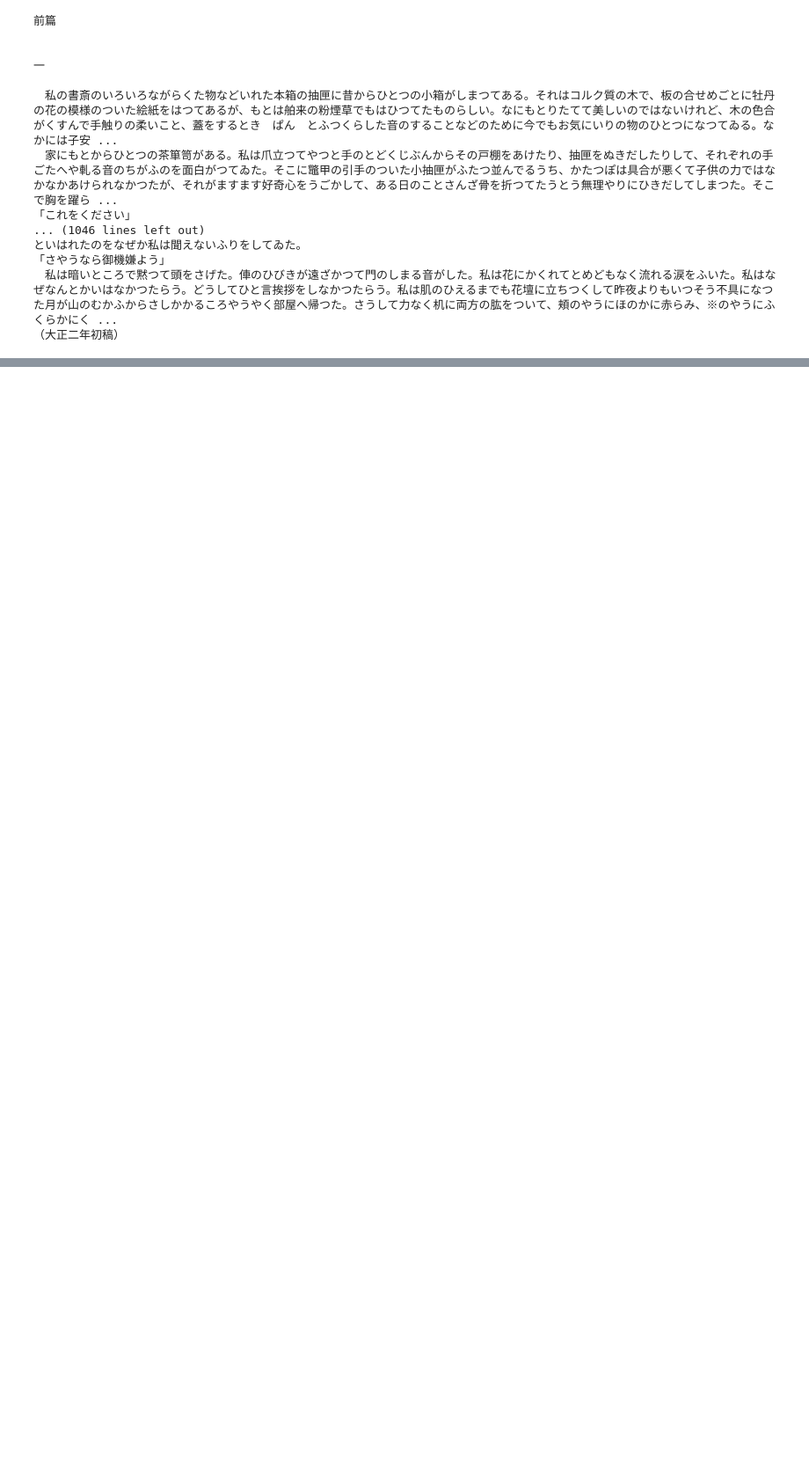
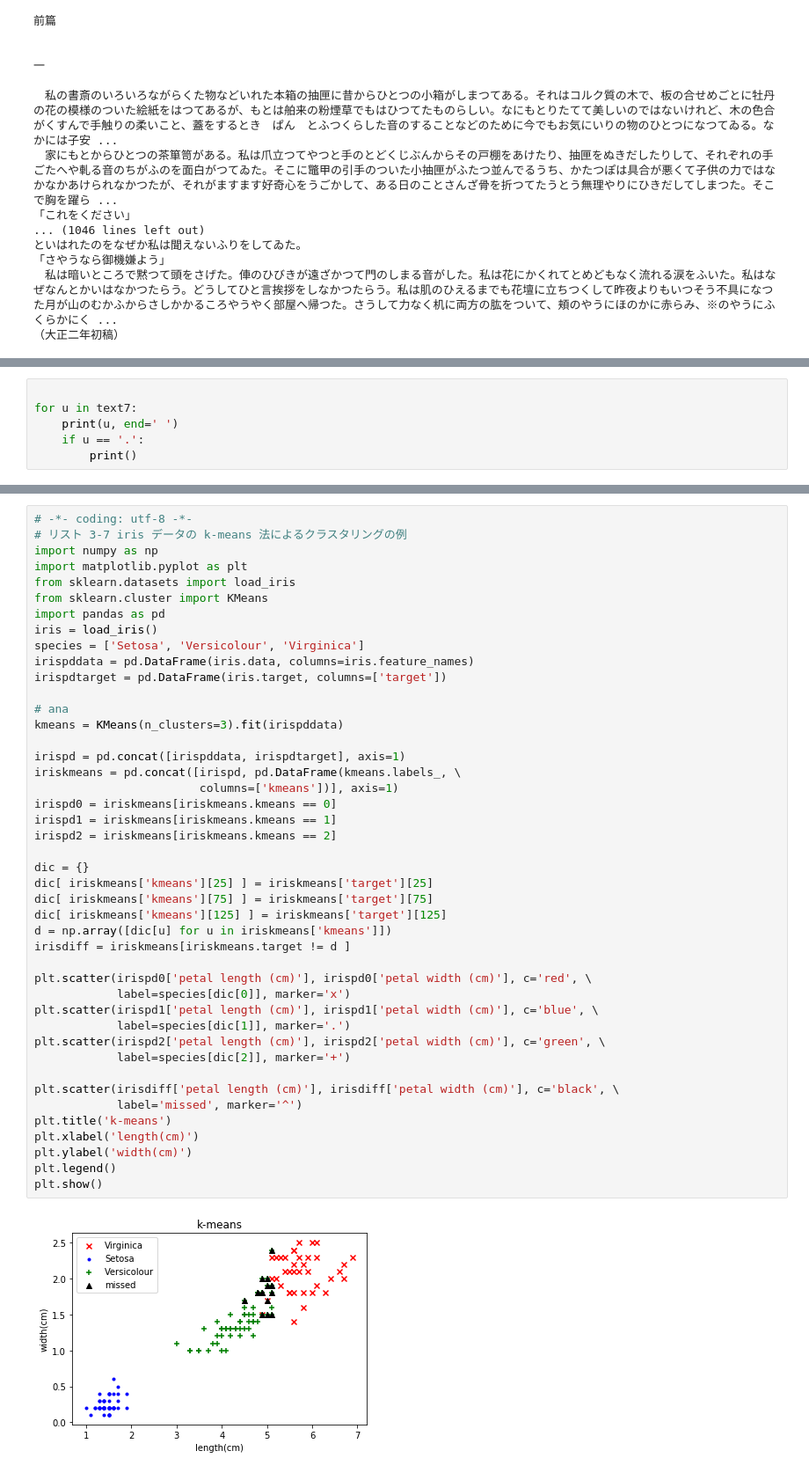
Before and after one commit to leica19/jupyter, a Jupyter notebook: マイニング.ipynb, the cells around one changed output, grey strips where cells are left out. Shown at 88% size. Cells and saved outputs as stored; diff of their text form; blank space fills up the shorter version.

```diff
--- a/マイニング.ipynb
+++ b/マイニング.ipynb
@@ -86,0 +111,6 @@ for u in aozora.read():
+# %%
+
+for u in text7:
+    print(u, end=' ')
+    if u == '.':
+        print()
@@ -86,0 +254,46 @@ for u in aozora.read():
+# %%
+# -*- coding: utf-8 -*-
+# リスト 3-7 iris データの k-means 法によるクラスタリングの例
+import numpy as np
+import matplotlib.pyplot as plt
+from sklearn.datasets import load_iris
+from sklearn.cluster import KMeans
+import pandas as pd
+iris = load_iris()
+species = ['Setosa', 'Versicolour', 'Virginica']
+irispddata = pd.DataFrame(iris.data, columns=iris.feature_names)
+irispdtarget = pd.DataFrame(iris.target, columns=['target'])
+
+# ana
+kmeans = KMeans(n_clusters=3).fit(irispddata)
+
+irispd = pd.concat([irispddata, irispdtarget], axis=1)
+iriskmeans = pd.concat([irispd, pd.DataFrame(kmeans.labels_, \
+                        columns=['kmeans'])], axis=1)
+irispd0 = iriskmeans[iriskmeans.kmeans == 0]
+irispd1 = iriskmeans[iriskmeans.kmeans == 1]
+irispd2 = iriskmeans[iriskmeans.kmeans == 2]
+
+dic = {}
+dic[ iriskmeans['kmeans'][25] ] = iriskmeans['target'][25]
+dic[ iriskmeans['kmeans'][75] ] = iriskmeans['target'][75]
+dic[ iriskmeans['kmeans'][125] ] = iriskmeans['target'][125]
+d = np.array([dic[u] for u in iriskmeans['kmeans']])
+irisdiff = iriskmeans[iriskmeans.target != d ]
+
+plt.scatter(irispd0['petal length (cm)'], irispd0['petal width (cm)'], c='red', \
+            label=species[dic[0]], marker='x')
+plt.scatter(irispd1['petal length (cm)'], irispd1['petal width (cm)'], c='blue', \
+            label=species[dic[1]], marker='.')
+plt.scatter(irispd2['petal length (cm)'], irispd2['petal width (cm)'], c='green', \
+            label=species[dic[2]], marker='+')
+
+plt.scatter(irisdiff['petal length (cm)'], irisdiff['petal width (cm)'], c='black', \
+            label='missed', marker='^')
+plt.title('k-means')
+plt.xlabel('length(cm)')
+plt.ylabel('width(cm)')
+plt.legend()
+plt.show()
+# %% [output]
+[figure, added]
```
Also changed, not shown: parts of 15 cells of this notebook.
